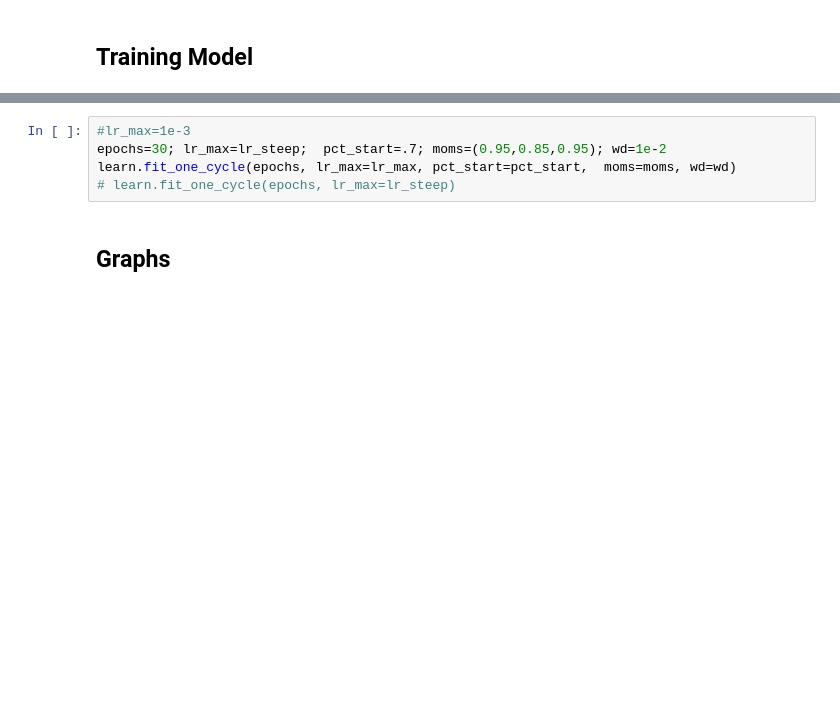
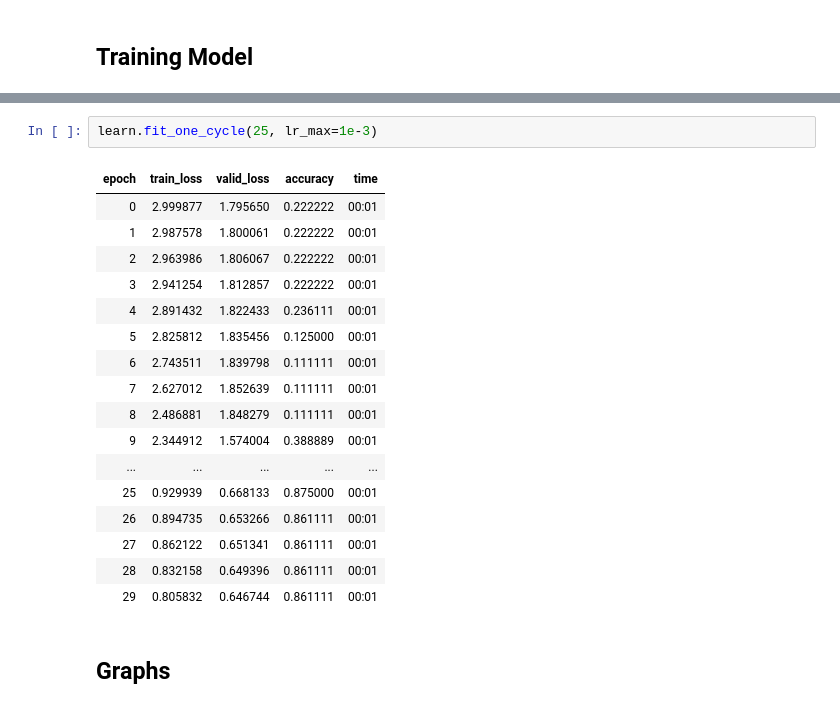
Before and after one commit to ai-fast-track/timeseries, a Jupyter notebook: nbs/Colab_timeseries_Tutorial.ipynb, the cells around one changed output, grey strips where cells are left out. Saved outputs shown, nothing was run; the diff lists cells and outputs as text; blank space fills up the shorter version.

```diff
--- a/nbs/Colab_timeseries_Tutorial.ipynb
+++ b/nbs/Colab_timeseries_Tutorial.ipynb
@@ -109,8 +162,23 @@ lr_min, lr_steep
-# %%
-#lr_max=1e-3
-epochs=30; lr_max=lr_steep;  pct_start=.7; moms=(0.95,0.85,0.95); wd=1e-2
-learn.fit_one_cycle(epochs, lr_max=lr_max, pct_start=pct_start,  moms=moms, wd=wd)
-# learn.fit_one_cycle(epochs, lr_max=lr_steep)
+# %%
+learn.fit_one_cycle(25, lr_max=1e-3)
+# %% [output]
+| epoch | train_loss | valid_loss | accuracy | time |
+| 0 | 2.999877 | 1.795650 | 0.222222 | 00:01 |
+| 1 | 2.987578 | 1.800061 | 0.222222 | 00:01 |
+| 2 | 2.963986 | 1.806067 | 0.222222 | 00:01 |
+| 3 | 2.941254 | 1.812857 | 0.222222 | 00:01 |
+| 4 | 2.891432 | 1.822433 | 0.236111 | 00:01 |
+| 5 | 2.825812 | 1.835456 | 0.125000 | 00:01 |
+| 6 | 2.743511 | 1.839798 | 0.111111 | 00:01 |
+| 7 | 2.627012 | 1.852639 | 0.111111 | 00:01 |
+| 8 | 2.486881 | 1.848279 | 0.111111 | 00:01 |
+| 9 | 2.344912 | 1.574004 | 0.388889 | 00:01 |
+| ... | ... | ... | ... | ... |
+| 25 | 0.929939 | 0.668133 | 0.875000 | 00:01 |
+| 26 | 0.894735 | 0.653266 | 0.861111 | 00:01 |
+| 27 | 0.862122 | 0.651341 | 0.861111 | 00:01 |
+| 28 | 0.832158 | 0.649396 | 0.861111 | 00:01 |
+| 29 | 0.805832 | 0.646744 | 0.861111 | 00:01 |
 # %% [markdown]
 ## Graphs
 # %%
```
Also changed, not shown: parts of 12 cells of this notebook, 13 other files.
